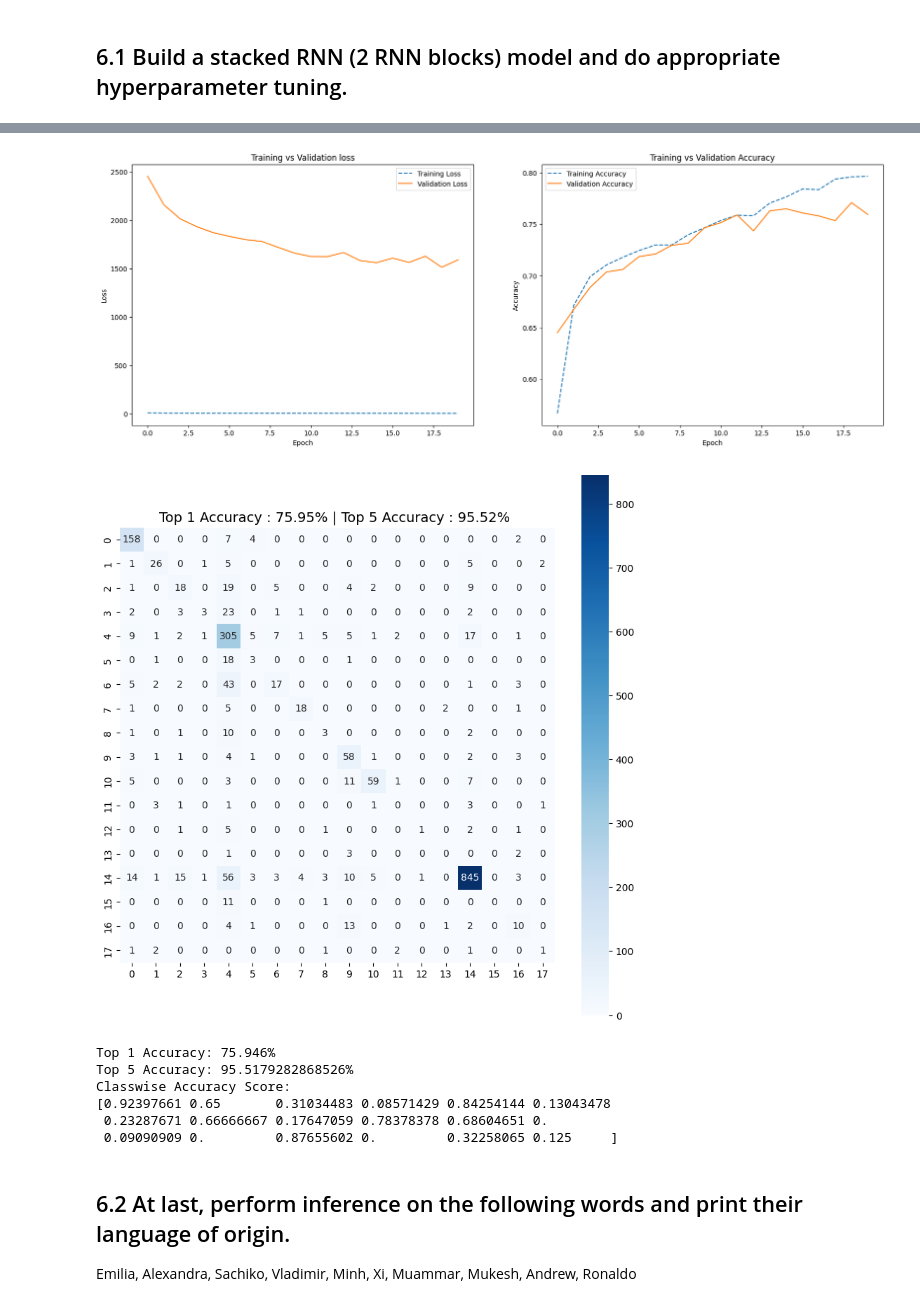
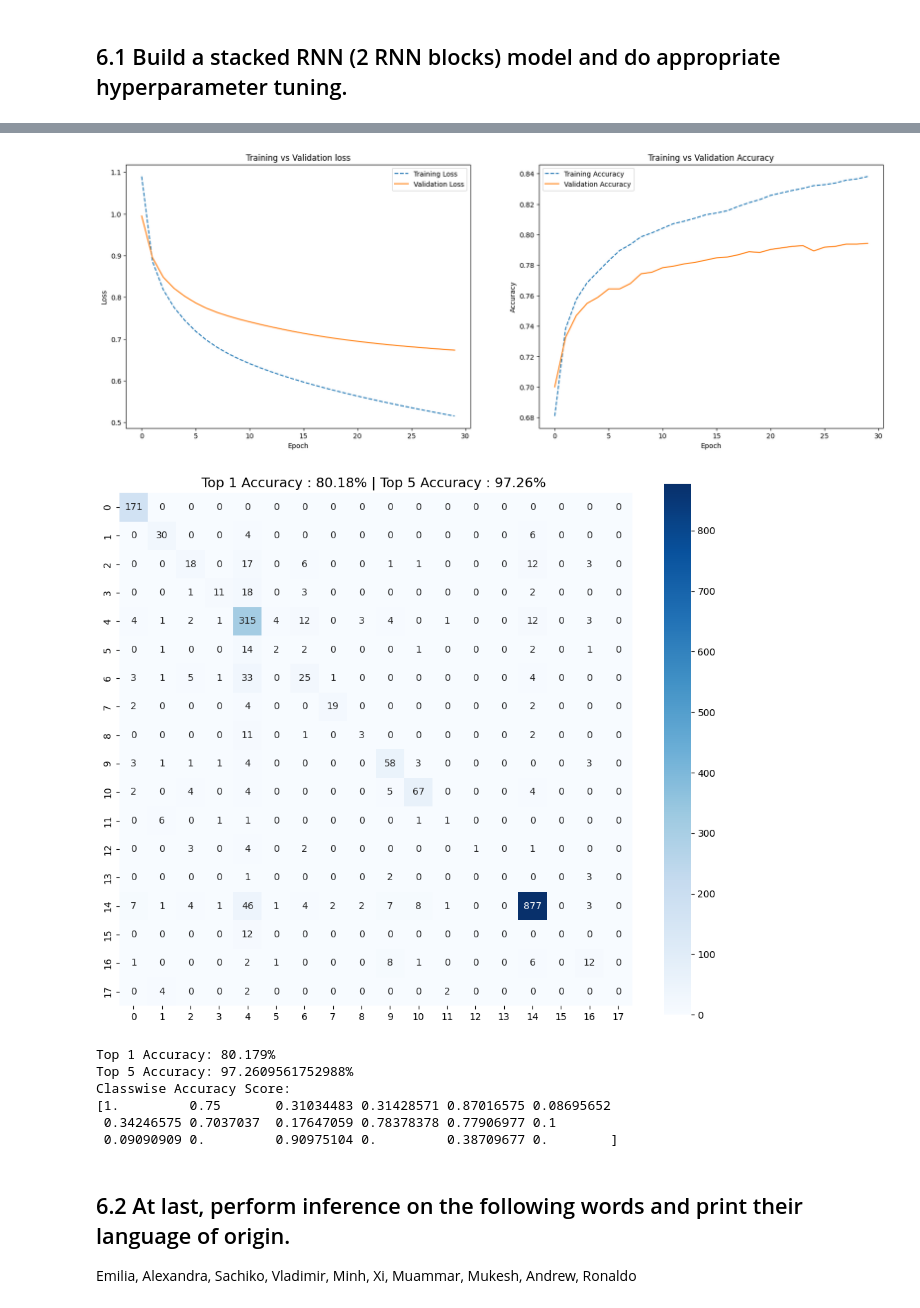
Before and after one commit to debonil/dlops-23, a Jupyter notebook: lab-4/M21AIE225_Lab_Assignment_4.ipynb, the cells around one changed output, grey strips where cells are left out. Drawn from its saved outputs; the diff is of its cells as text; code cells hidden in the pictures.

```diff
--- a/lab-4/M21AIE225_Lab_Assignment_4.ipynb
+++ b/lab-4/M21AIE225_Lab_Assignment_4.ipynb
@@ -639,11 +640,11 @@ class RNNExtended(nn.Module):
         output = self.i2lo(combined)
         output = self.tanh(output)
         # New three layers
-        output = self.lo1(combined)
+        output = self.lo1(output)
         output = self.tanh(output)
-        output = self.lo2(combined)
+        output = self.lo2(output)
         output = self.tanh(output)
-        output = self.lo3(combined)
+        output = self.lo3(output)
         output = self.tanh(output)
 
         output = self.l2o(output)
@@ -677,11 +678,11 @@ class RNNExtended(nn.Module):
                 predictions.append([value, all_categories[category_index]])
 # %%
 criterion = nn.NLLLoss()
-learning_rate = 0.005
+learning_rate = 0.002
 n_hidden = 128
-n_linear = 128
+n_linear = 512
 rnn_x = RNNExtended(n_letters, n_hidden,n_linear, n_categories)
 optimizer = torch.optim.Adagrad(rnn_x.parameters(),lr= learning_rate)
-loss_list = model_training(rnn_x,criterion,optimizer,x_train,y_train,x_test,y_test,num_epochs=10)
+loss_list = model_training(rnn_x,criterion,optimizer,x_train,y_train,x_val,y_val,num_epochs=50)
 plot_training_graphs(loss_list)
 # %% [output]
@@ -742,18 +749,18 @@ import torch.nn as nn
 
 class RNNStacked(nn.Module):
     def __init__(self, input_size, hidden_size, linear_size, output_size):
-        super(RNNExtended, self).__init__()
+        super(RNNStacked, self).__init__()
 
         self.hidden_size = hidden_size
         self.linear_size = linear_size
 
-        self.rnn1 = RNN(n_letters, n_hidden,n_linear, n_categories)
-        self.rnn2 = RNN(n_letters, n_hidden,n_linear, n_categories)
+        self.rnn1 = RNN(input_size, n_hidden,n_linear, n_linear,out_softmax=False)
+        self.rnn2 = RNN(n_linear, n_hidden,n_linear, output_size)
 
-    def forward(self, input, hidden):
-        output, hidden = self.rnn1(input, hidden)
-        output, hidden = self.rnn1(input, hidden)
-        return output, hidden
+    def forward(self, input, hidden1, hidden2):
+        output, hidden1 = self.rnn1(input, hidden1)
+        output, hidden2 = self.rnn2(output, hidden2)
+        return output, hidden1, hidden2
 
     def initHidden(self):
         return torch.zeros(1, self.hidden_size)
@@ -762,8 +769,7 @@ class RNNStacked(nn.Module):
         hidden1 = self.initHidden()
         hidden2 = self.initHidden()
         for i in range(line_tensor.size()[0]):
-            output, hidden1 = self(line_tensor[i], hidden1)
-            output, hidden2 = self(output, hidden2)
+            output, hidden1, hidden2 = self(line_tensor[i], hidden1, hidden2)
 
         return output
 
@@ -798,8 +804,7 @@ def stacked_model_training(rnn_stacked,criterion,optimizer,x_train,y_train,x_val
             rnn_stacked.zero_grad()
             # Forward pass
             for i in range(line_tensor.size()[0]):
-                outputs, hidden1 = rnn_stacked.rnn1(line_tensor[i], hidden1)
-                outputs, hidden2 = rnn_stacked.rnn1(outputs, hidden2)
+                outputs, hidden1, hidden2 = rnn_stacked(line_tensor[i], hidden1, hidden2)
 
             loss = criterion(outputs, category_tensor)
 
@@ -814,7 +819,7 @@ def stacked_model_training(rnn_stacked,criterion,optimizer,x_train,y_train,x_val
         with torch.no_grad():
             #images, labels = next(iter(testloader))
             for i,line_tensor in enumerate(x_val):
-                outputs = rnn.evaluate(line_tensor)
+                outputs = rnn_stacked.evaluate(line_tensor)
                 loss = criterion(outputs, y_val[i])
                 val_loss += loss.item()
                 val_acc += metrics.accuracy_score(y_val[i],outputs.argmax(axis=1))
@@ -831,10 +836,10 @@ def stacked_model_training(rnn_stacked,criterion,optimizer,x_train,y_train,x_val
 criterion = nn.NLLLoss()
 learning_rate = 0.005
 n_hidden = 128
-n_linear = 128
+n_linear = 256
 rnn_stacked = RNNStacked(n_letters, n_hidden,n_linear, n_categories)
-optimizer = torch.optim.Adam(rnn_stacked.parameters(),lr= learning_rate)
-loss_list = stacked_model_training(rnn_stacked,criterion,optimizer,x_train,y_train,x_test,y_test,num_epochs=5)
+optimizer = torch.optim.Adagrad(rnn_stacked.parameters(),lr= learning_rate)
+loss_list = stacked_model_training(rnn_stacked,criterion,optimizer,x_train,y_train,x_val,y_val,num_epochs=30)
 plot_training_graphs(loss_list)
 with torch.no_grad():
 
@@ -867,11 +869,11 @@ Epoch: 20       Training Loss: 4.064601,        Test Loss: 1590.663703,
-[figure, old version]
+[figure, new version]
-[figure, old version]
+[figure, new version]
-Top 1 Accuracy: 75.946%
-Top 5 Accuracy: 95.5179282868526%
+Top 1 Accuracy: 80.179%
+Top 5 Accuracy: 97.2609561752988%
 Classwise Accuracy Score:
-[0.92397661 0.65       0.31034483 0.08571429 0.84254144 0.13043478
- 0.23287671 0.66666667 0.17647059 0.78378378 0.68604651 0.
- 0.09090909 0.         0.87655602 0.         0.32258065 0.125     ]
+[1.         0.75       0.31034483 0.31428571 0.87016575 0.08695652
+ 0.34246575 0.7037037  0.17647059 0.78378378 0.77906977 0.1
+ 0.09090909 0.         0.90975104 0.         0.38709677 0.        ]
 # %% [markdown]
 ## 6.2 At last, perform inference on the following words and print their language of origin.
 
```
Also changed, not shown: parts of 7 cells of this notebook.
